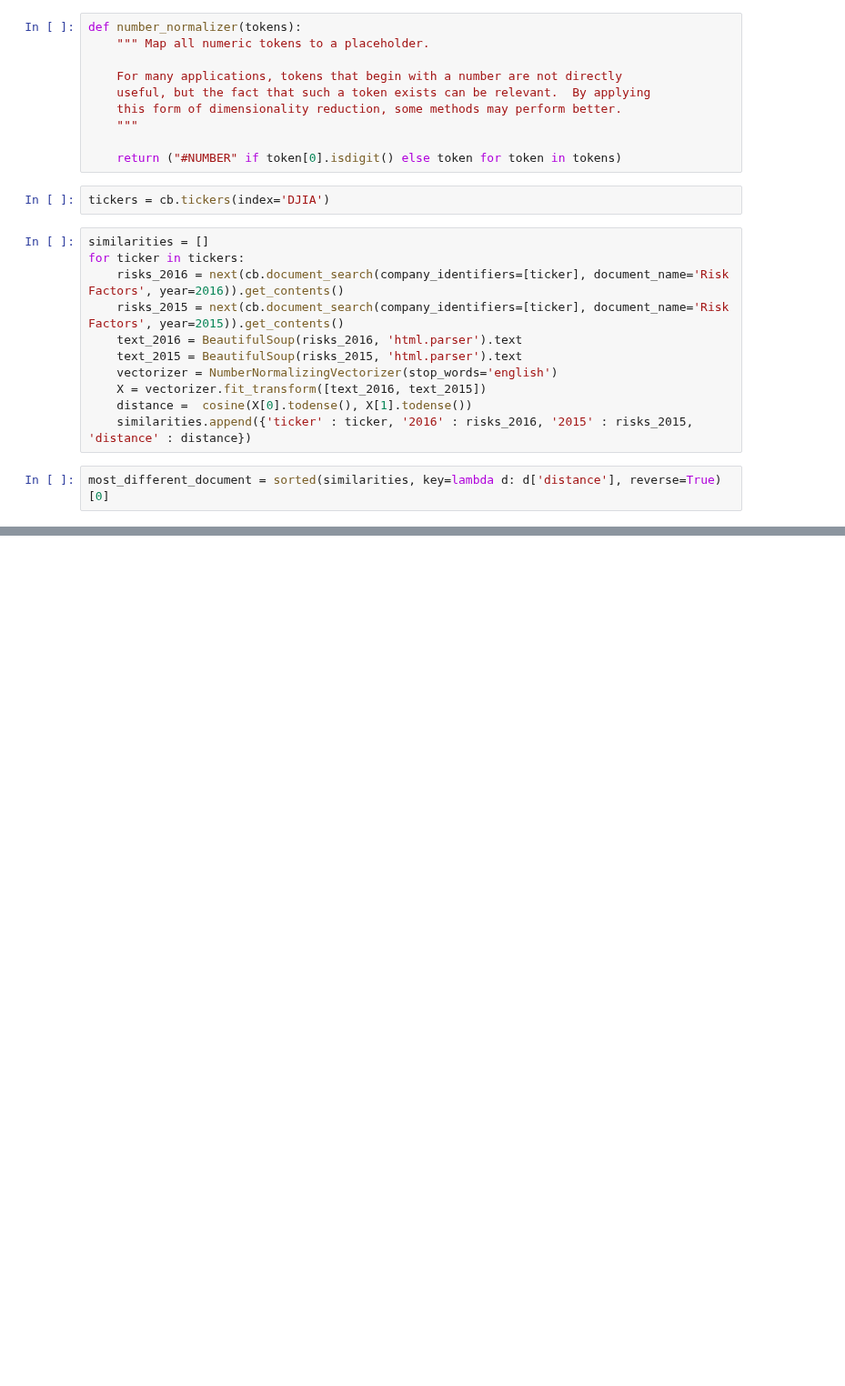
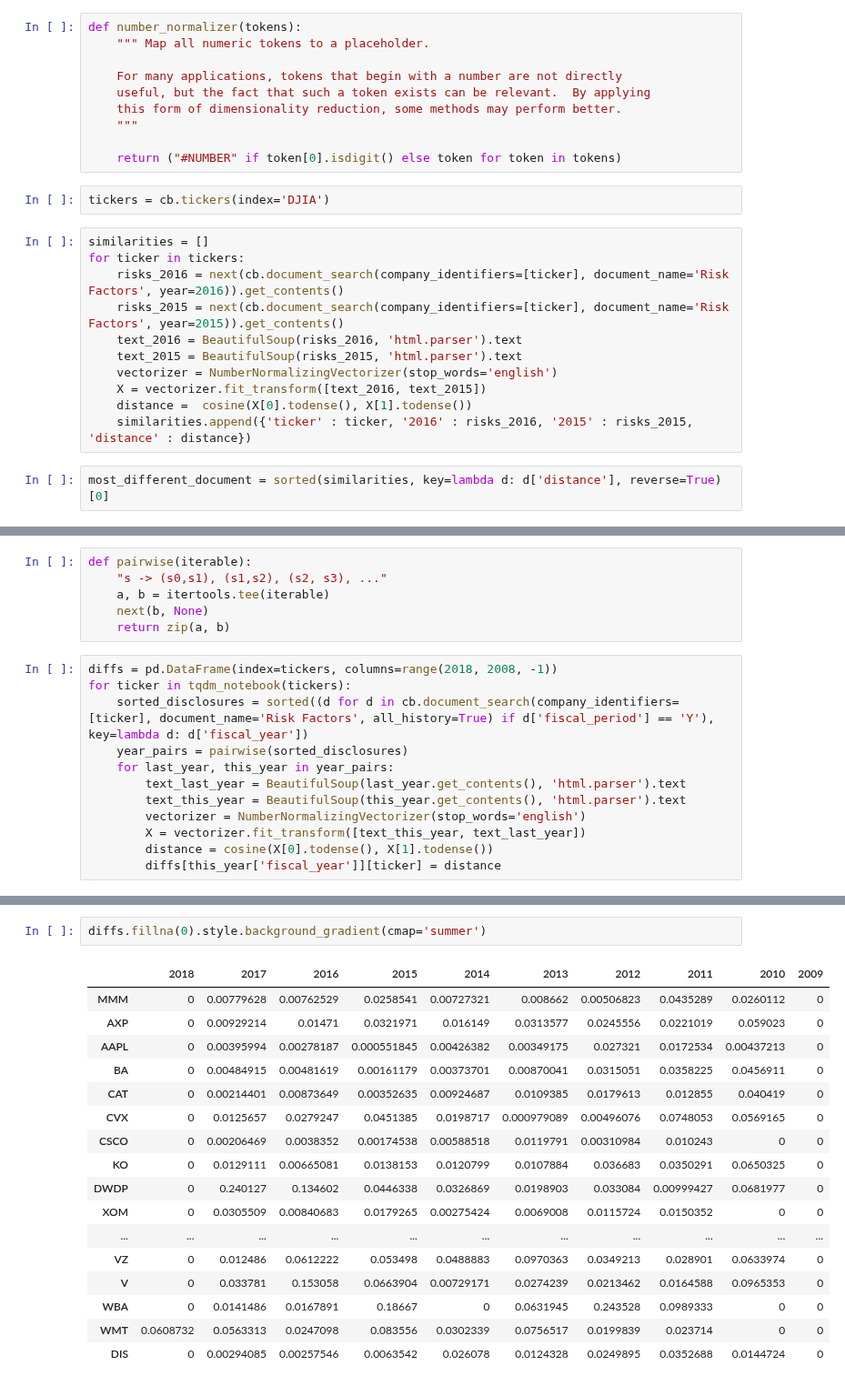
Before and after one commit to calcbench/notebooks, a Jupyter notebook: risk_factor_similarity_and_diffing-tf-idf.ipynb, the cells around one changed output, grey strips where cells are left out. Shown at 91% size. Drawn from its saved outputs; the diff is of its cells as text; blank space fills up the shorter version.

Commit message:
adding heatmap of diffs

```diff
--- a/risk_factor_similarity_and_diffing-tf-idf.ipynb
+++ b/risk_factor_similarity_and_diffing-tf-idf.ipynb
@@ -61,0 +44,18 @@ To meet business objectives, the Company relies on both internal information tec
+# %%
+def pairwise(iterable):
+    "s -> (s0,s1), (s1,s2), (s2, s3), ..."
+    a, b = itertools.tee(iterable)
+    next(b, None)
+    return zip(a, b)
+# %%
+diffs = pd.DataFrame(index=tickers, columns=range(2018, 2008, -1))
+for ticker in tqdm_notebook(tickers):
+    sorted_disclosures = sorted((d for d in cb.document_search(company_identifiers=[ticker], document_name='Risk Factors', all_history=True) if d['fiscal_period'] == 'Y'), key=lambda d: d['fiscal_year'])
+    year_pairs = pairwise(sorted_disclosures)
+    for last_year, this_year in year_pairs:
+        text_last_year = BeautifulSoup(last_year.get_contents(), 'html.parser').text
+        text_this_year = BeautifulSoup(this_year.get_contents(), 'html.parser').text
+        vectorizer = NumberNormalizingVectorizer(stop_words='english')
+        X = vectorizer.fit_transform([text_this_year, text_last_year])
+        distance = cosine(X[0].todense(), X[1].todense())
+        diffs[this_year['fiscal_year']][ticker] = distance
@@ -61,0 +64,20 @@ To meet business objectives, the Company relies on both internal information tec
+# %%
+diffs.fillna(0).style.background_gradient(cmap='summer')
+# %% [output]
+|  | 2018 | 2017 | 2016 | 2015 | 2014 | 2013 | 2012 | 2011 | 2010 | 2009 |
+| MMM | 0 | 0.00779628 | 0.00762529 | 0.0258541 | 0.00727321 | 0.008662 | 0.00506823 | 0.0435289 | 0.0260112 | 0 |
+| AXP | 0 | 0.00929214 | 0.01471 | 0.0321971 | 0.016149 | 0.0313577 | 0.0245556 | 0.0221019 | 0.059023 | 0 |
+| AAPL | 0 | 0.00395994 | 0.00278187 | 0.000551845 | 0.00426382 | 0.00349175 | 0.027321 | 0.0172534 | 0.00437213 | 0 |
+| BA | 0 | 0.00484915 | 0.00481619 | 0.00161179 | 0.00373701 | 0.00870041 | 0.0315051 | 0.0358225 | 0.0456911 | 0 |
+| CAT | 0 | 0.00214401 | 0.00873649 | 0.00352635 | 0.00924687 | 0.0109385 | 0.0179613 | 0.012855 | 0.040419 | 0 |
+| CVX | 0 | 0.0125657 | 0.0279247 | 0.0451385 | 0.0198717 | 0.000979089 | 0.00496076 | 0.0748053 | 0.0569165 | 0 |
+| CSCO | 0 | 0.00206469 | 0.0038352 | 0.00174538 | 0.00588518 | 0.0119791 | 0.00310984 | 0.010243 | 0 | 0 |
+| KO | 0 | 0.0129111 | 0.00665081 | 0.0138153 | 0.0120799 | 0.0107884 | 0.036683 | 0.0350291 | 0.0650325 | 0 |
+| DWDP | 0 | 0.240127 | 0.134602 | 0.0446338 | 0.0326869 | 0.0198903 | 0.033084 | 0.00999427 | 0.0681977 | 0 |
+| XOM | 0 | 0.0305509 | 0.00840683 | 0.0179265 | 0.00275424 | 0.0069008 | 0.0115724 | 0.0150352 | 0 | 0 |
+| ... | ... | ... | ... | ... | ... | ... | ... | ... | ... | ... |
+| VZ | 0 | 0.012486 | 0.0612222 | 0.053498 | 0.0488883 | 0.0970363 | 0.0349213 | 0.028901 | 0.0633974 | 0 |
+| V | 0 | 0.033781 | 0.153058 | 0.0663904 | 0.00729171 | 0.0274239 | 0.0213462 | 0.0164588 | 0.0965353 | 0 |
+| WBA | 0 | 0.0141486 | 0.0167891 | 0.18667 | 0 | 0.0631945 | 0.243528 | 0.0989333 | 0 | 0 |
+| WMT | 0.0608732 | 0.0563313 | 0.0247098 | 0.083556 | 0.0302339 | 0.0756517 | 0.0199839 | 0.023714 | 0 | 0 |
+| DIS | 0 | 0.00294085 | 0.00257546 | 0.0063542 | 0.026078 | 0.0124328 | 0.0249895 | 0.0352688 | 0.0144724 | 0 |
```
Also changed, not shown: parts of 4 cells of this notebook.
